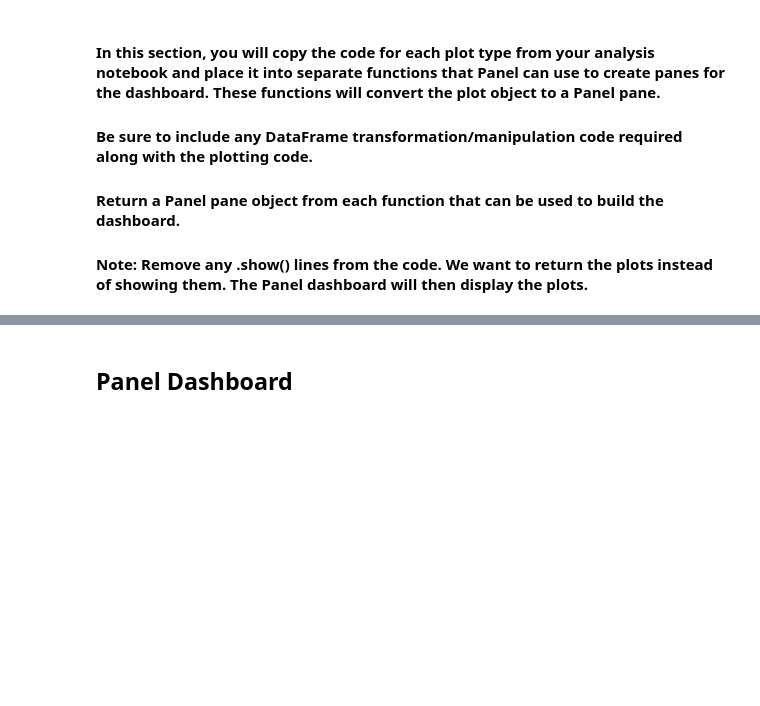
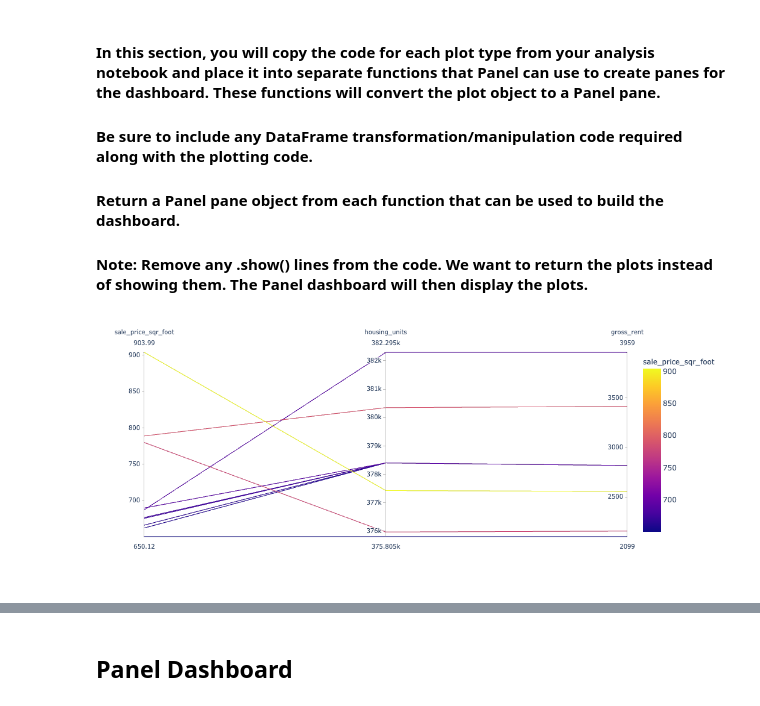
Before and after one commit to gerdonr/Pythonic-Manopoly, a Jupyter notebook: SF_Rental_Dashboard.ipynb, the cells around one changed output, grey strips where cells are left out. Drawn from its saved outputs; the diff is of its cells as text; code cells hidden in the pictures; blank space fills up the shorter version.

```diff
--- a/SF_Rental_Dashboard.ipynb
+++ b/SF_Rental_Dashboard.ipynb
@@ -47,10 +59,10 @@ def housing_units_per_year():
 
     housing_units = sfo_data['housing_units']
     housing_units_per_year = housing_units.groupby('year').mean()
-    housing_per_year_plot = housing_units_per_year.plot.bar(ylim=(370000,387500),figsize=(10,5),
+    plot_housing_per_year = housing_units_per_year.hvplot.bar(ylim=(370000,387500),figsize=(10,5),
                                                         title='Average Housing Units Per Year in San Francisco')
 
-    return pn.pane.Plotly(housing_per_year_plot)
+    return pn.pane.Plotly(plot_housing_per_year)
 
 
 def average_gross_rent():
@@ -84,31 +96,35 @@ def average_price_by_neighborhood():
 
     return pn.pane.Plotly(plot_neighborhood_avg)
 
-
 def top_most_expensive_neighborhoods():
     """Top 10 Most Expensive Neighborhoods."""
 
     neighborhood_price = sfo_data.groupby('neighborhood').mean()
     neighborhood_top10 = neighborhood_price.sort_values('sale_price_sqr_foot',ascending=False).head(10)
-    neighborhood_top10 = neighborhood_top10.drop(columns=['housing_units','gross_rent'])
-    plot_neighborhood_top10 = neighborhood_top10.hvplot.bar(ylabel='Sale Price Per Square Foot',xlabel='Neighborhood',rot=90)
+    neighborhood_top10_price = neighborhood_top10.drop(columns=['housing_units','gross_rent'])
+    plot_neighborhood_top10 = neighborhood_top10_price.hvplot.bar(ylabel='Sale Price Per Square Foot',xlabel='Neighborhood',rot=90)
 
     return pn.pane.Plotly(plot_neighborhood_top10)
 
 def parallel_coordinates():
     """Parallel Coordinates Plot."""
 
+    neighborhood_price = sfo_data.groupby('neighborhood').mean()
+    neighborhood_top10 = neighborhood_price.sort_values('sale_price_sqr_foot',ascending=False).head(10)
     neighborhood_top10.reset_index(inplace=True)
     parallel_coordinates_plot = px.parallel_coordinates(
         neighborhood_top10,
         color='sale_price_sqr_foot')
 
-    return pn.pane.Plotly(parallel_coordinates_plot)
+    return parallel_coordinates_plot
 
 def parallel_categories():
     """Parallel Categories Plot."""
 
-    parallel_categories_plot = px.parallel_categories(
+    neighborhood_price = sfo_data.groupby('neighborhood').mean().reset_index()
+    neighborhood_top10 = neighborhood_price.sort_values('sale_price_sqr_foot',ascending=False).head(10)
+
+    parallel_categories_plot= px.parallel_categories(
     neighborhood_top10,
     dimensions=['neighborhood','sale_price_sqr_foot','housing_units','gross_rent'],
     color='sale_price_sqr_foot',
@@ -121,7 +137,7 @@ def parallel_categories():
 
     })
 
-    return pn.pane.Plotly(parallel_categories_plot)
+    return parallel_categories_plot
 
 def neighborhood_map():
     """Neighborhood Map"""
@@ -130,11 +146,17 @@ def neighborhood_map():
     neighborhood_value_locations = pd.concat([df_neighborhood_locations, neighborhood_mean_values],axis='columns')
     neighborhood_value_locations.drop(columns='neighborhood',inplace=True)
     neighborhood_value_locations = neighborhood_value_locations.drop(columns='Neighborhood')
+
     map = px.scatter_mapbox(
     neighborhood_value_locations,
     lat="Lat",
     lon="Lon",
     size="sale_price_sqr_foot",
-    color="gross_rent")
+    color="gross_rent",
+    zoom=10)
 
-    return pn.pane.Plotly(map)
+    return map
+# %%
+parallel_coordinates()
+# %% [output]
+[figure, added]
```
Also changed, not shown: parts of 10 cells of this notebook, 2 other files.
